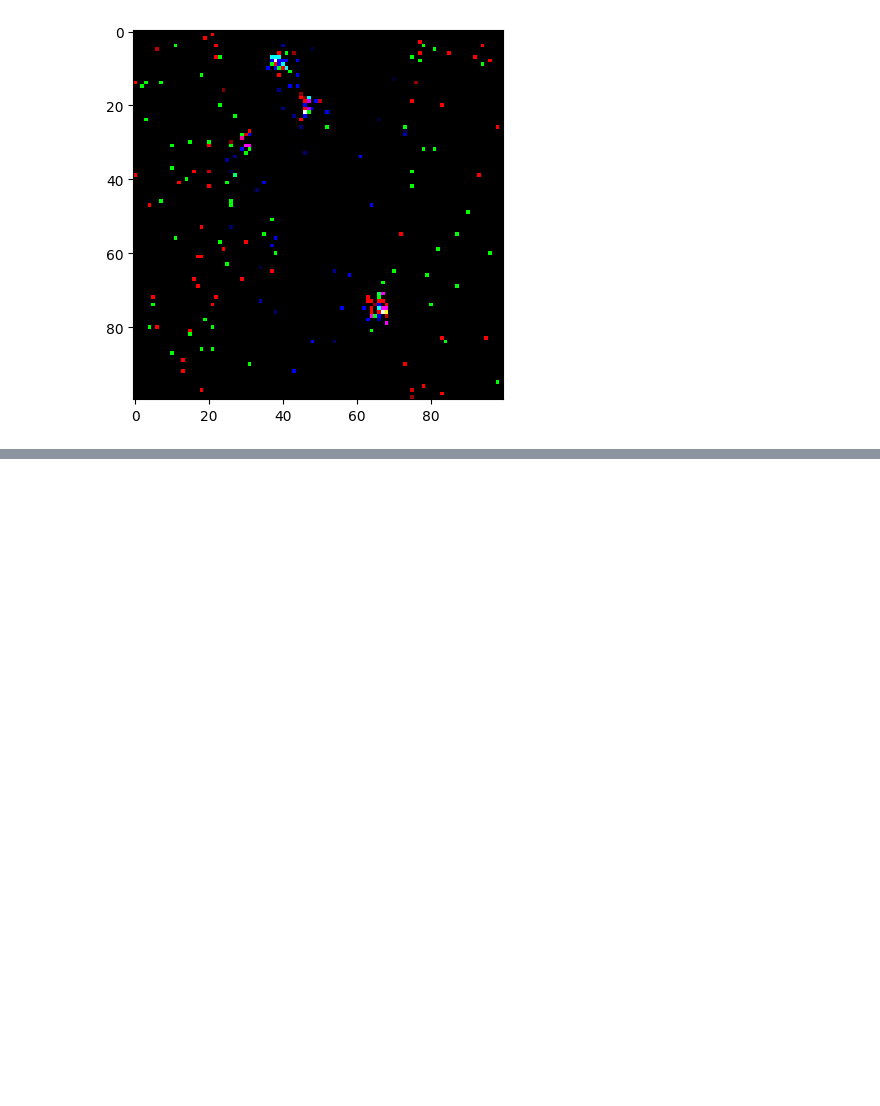
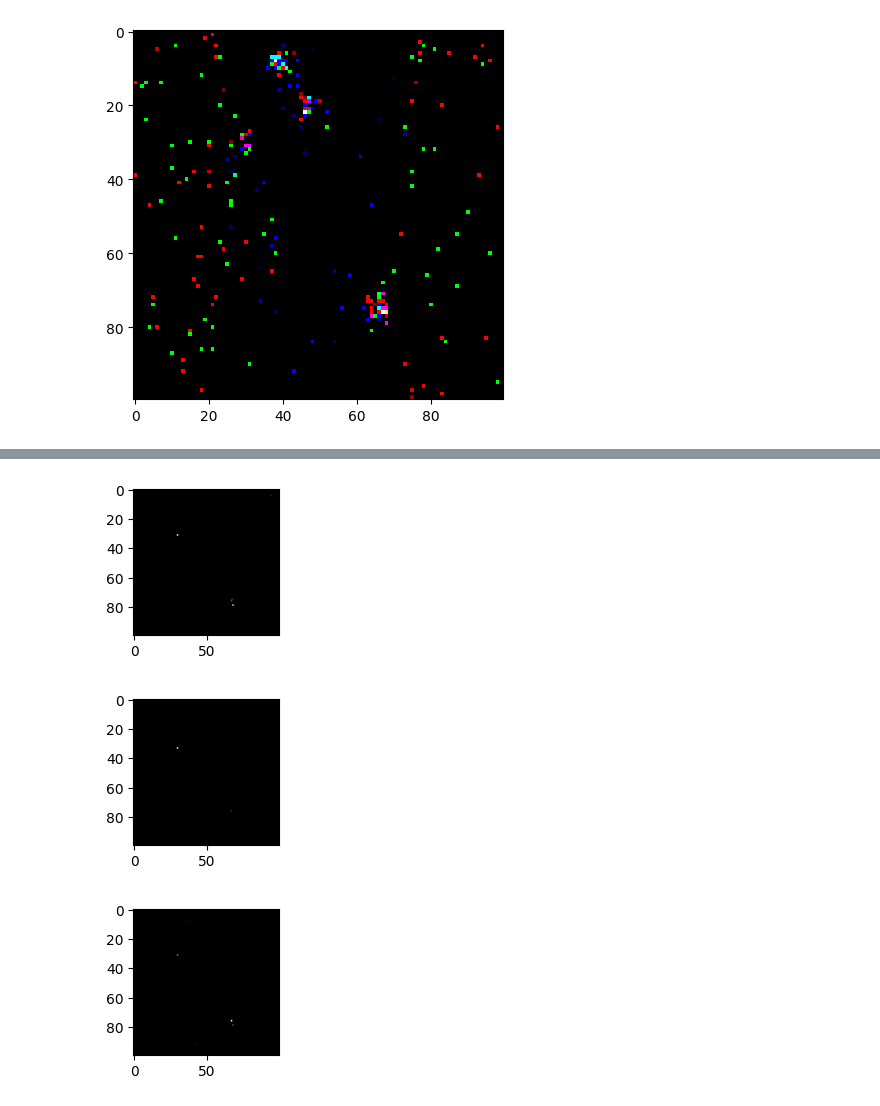
Before and after one commit to 591291-hvl/Bachelor, a Jupyter notebook: Code/notebooks/testing.ipynb, the cells around one changed output, grey strips where cells are left out. Drawn from its saved outputs; the diff is of its cells as text; code cells hidden in the pictures; blank space fills up the shorter version.

```diff
--- a/Code/notebooks/testing.ipynb
+++ b/Code/notebooks/testing.ipynb
@@ -44,3 +49,9 @@ Clipping input data to the valid range for imshow with RGB data ([0..1] for floa
+# %%
+tripplePlot(bhArray[0][:,:,0:1],bhArray[0][:,:,1:2],bhArray[0][:,:,2:3])
+# %% [output]
+[figure, added]
+[figure, added]
+[figure, added]
 # %%
 # def combine(array):
 #     combinedImage = array[0]
```
Also changed, not shown: parts of 3 cells of this notebook, 2 other files.
